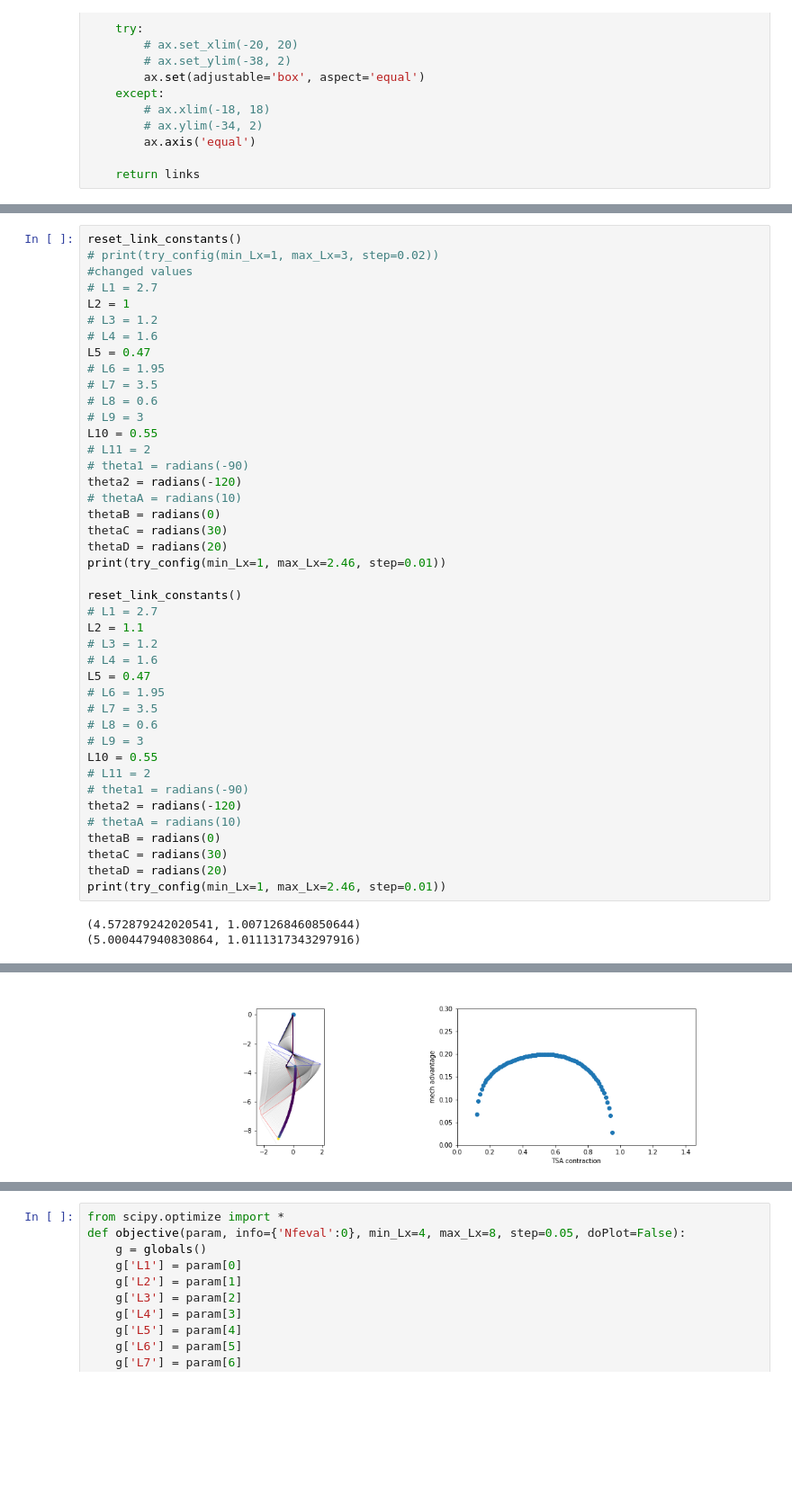
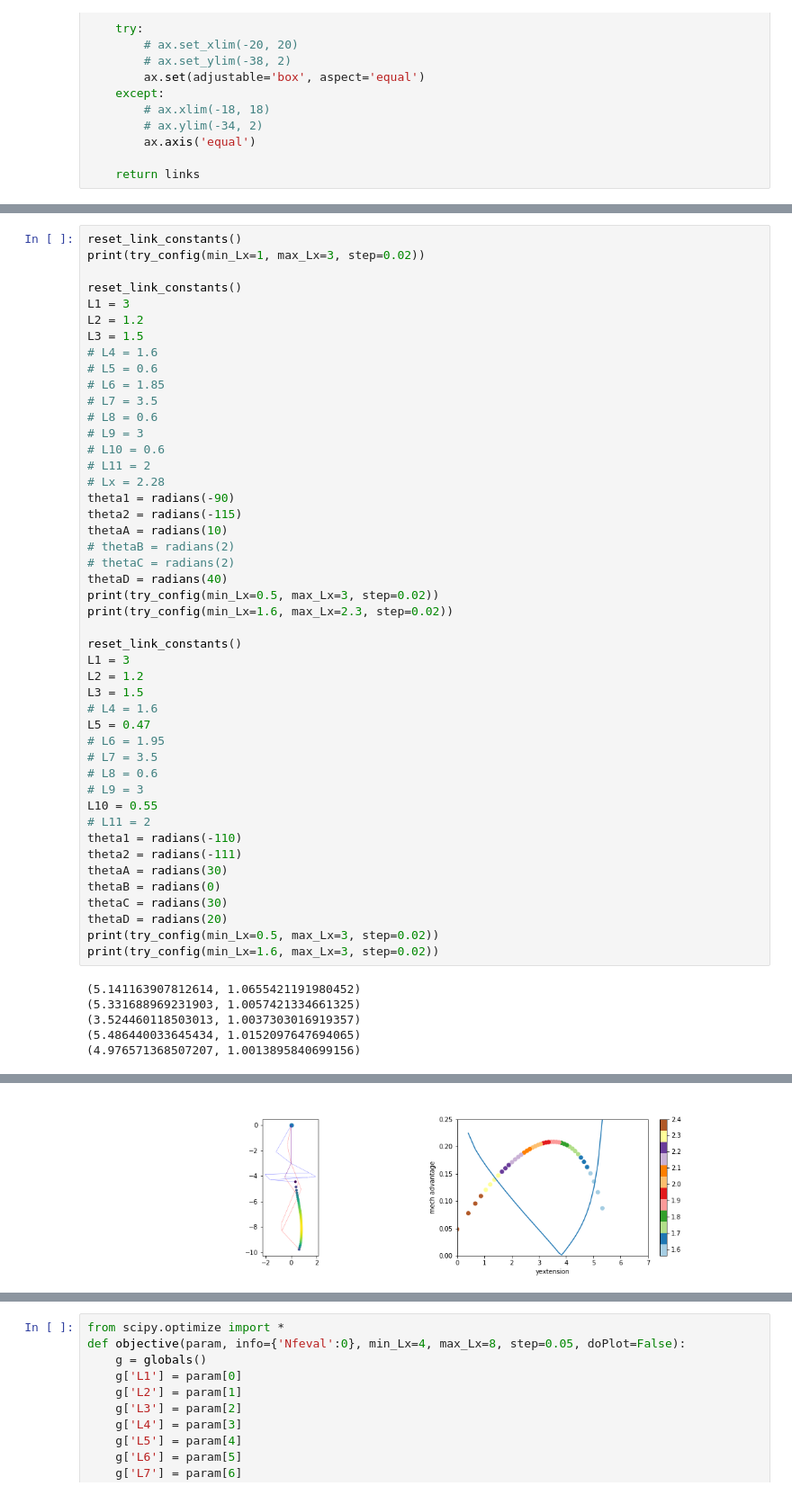
Before and after one commit to qwertpas/saltosim, a Jupyter notebook: notebooks/linkage.ipynb, the cells around one changed output, grey strips where cells are left out. Shown at 90% size. Saved outputs shown, nothing was run; the diff lists cells and outputs as text; blank space fills up the shorter version.

```diff
--- a/notebooks/linkage.ipynb
+++ b/notebooks/linkage.ipynb
@@ -289,11 +307,34 @@ def try_config(min_Lx=4, max_Lx=8.4, step=0.1):
 ![title](linkvars.png)
 # %%
 reset_link_constants()
-# print(try_config(min_Lx=1, max_Lx=3, step=0.02))
-#changed values
-# L1 = 2.7
-L2 = 1
-# L3 = 1.2
+print(try_config(min_Lx=1, max_Lx=3, step=0.02))
+
+reset_link_constants()
+L1 = 3
+L2 = 1.2
+L3 = 1.5
+# L4 = 1.6
+# L5 = 0.6
+# L6 = 1.85
+# L7 = 3.5
+# L8 = 0.6
+# L9 = 3
+# L10 = 0.6
+# L11 = 2
+# Lx = 2.28
+theta1 = radians(-90)
+theta2 = radians(-115)
+thetaA = radians(10)
+# thetaB = radians(2)
+# thetaC = radians(2)
+thetaD = radians(40)
+print(try_config(min_Lx=0.5, max_Lx=3, step=0.02))
+print(try_config(min_Lx=1.6, max_Lx=2.3, step=0.02))
+
+reset_link_constants()
+L1 = 3
+L2 = 1.2
+L3 = 1.5
 # L4 = 1.6
 L5 = 0.47
 # L6 = 1.95
@@ -302,33 +343,17 @@ L5 = 0.47
 # L9 = 3
 L10 = 0.55
 # L11 = 2
-# theta1 = radians(-90)
-theta2 = radians(-120)
-# thetaA = radians(10)
+theta1 = radians(-110)
+theta2 = radians(-111)
+thetaA = radians(30)
 thetaB = radians(0)
 thetaC = radians(30)
 thetaD = radians(20)
-print(try_config(min_Lx=1, max_Lx=2.46, step=0.01))
-
-reset_link_constants()
-# L1 = 2.7
-L2 = 1.1
-# L3 = 1.2
-# L4 = 1.6
-L5 = 0.47
-# L6 = 1.95
-# L7 = 3.5
-# L8 = 0.6
-# L9 = 3
-L10 = 0.55
-# L11 = 2
-# theta1 = radians(-90)
-theta2 = radians(-120)
-# thetaA = radians(10)
-thetaB = radians(0)
-thetaC = radians(30)
-thetaD = radians(20)
-print(try_config(min_Lx=1, max_Lx=2.46, step=0.01))
+print(try_config(min_Lx=0.5, max_Lx=3, step=0.02))
+print(try_config(min_Lx=1.6, max_Lx=3, step=0.02))
 # %% [output]
-(4.572879242020541, 1.0071268460850644)
-(5.000447940830864, 1.0111317343297916)
+(5.141163907812614, 1.0655421191980452)
+(5.331688969231903, 1.0057421334661325)
+(3.524460118503013, 1.0037303016919357)
+(5.486440033645434, 1.0152097647694065)
+(4.976571368507207, 1.0013895840699156)
@@ -336 +361 @@ print(try_config(min_Lx=1, max_Lx=2.46, step=0.01))
-[figure, old version]
+[figure, new version]
```
Also changed, not shown: parts of 4 cells of this notebook, 1 other file.
